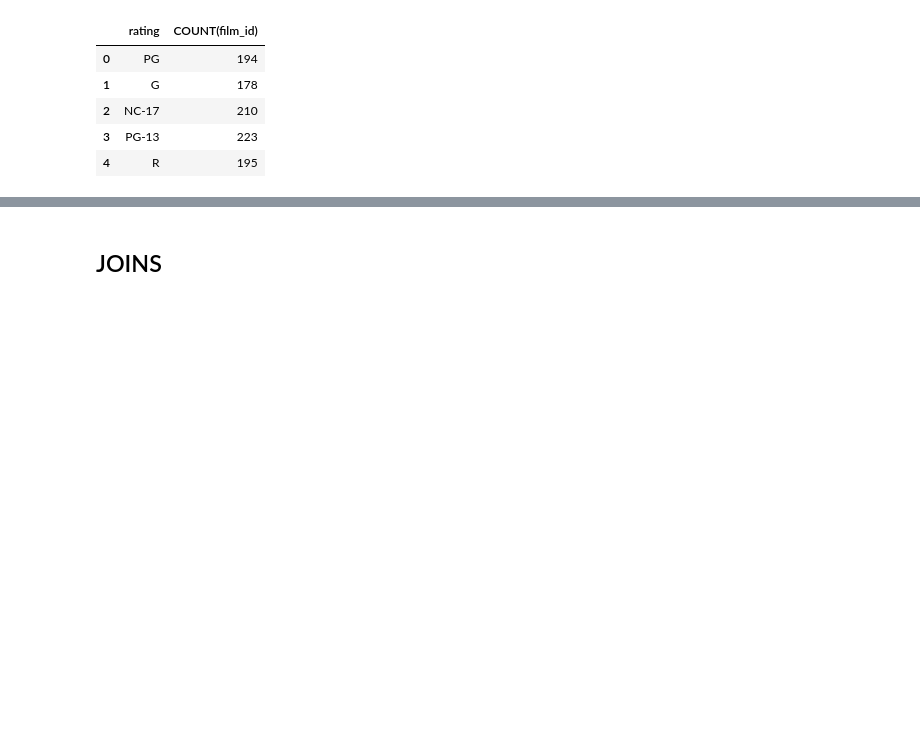
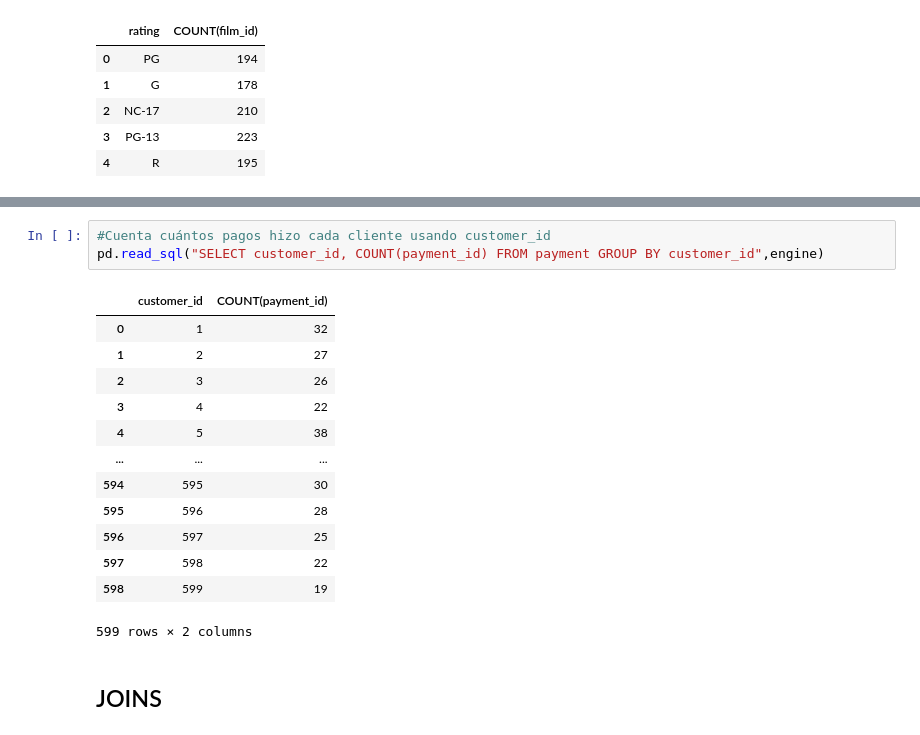
Before and after one commit to preciii7/practica_programacion, a Jupyter notebook: sql/ejercicios_sakila.ipynb, the cells around one changed output, grey strips where cells are left out. Cells and saved outputs as stored; diff of their text form; blank space fills up the shorter version.

```diff
--- a/sql/ejercicios_sakila.ipynb
+++ b/sql/ejercicios_sakila.ipynb
@@ -559,3 +607,20 @@ pd.read_sql("SELECT rental_duration, COUNT(film_id) FROM film GROUP BY rental_du
+# %%
+#Cuenta cuántos pagos hizo cada cliente usando customer_id
+pd.read_sql("SELECT customer_id, COUNT(payment_id) FROM payment GROUP BY customer_id",engine)
+# %% [output]
+|  | customer_id | COUNT(payment_id) |
+| 0 | 1 | 32 |
+| 1 | 2 | 27 |
+| 2 | 3 | 26 |
+| 3 | 4 | 22 |
+| 4 | 5 | 38 |
+| ... | ... | ... |
+| 594 | 595 | 30 |
+| 595 | 596 | 28 |
+| 596 | 597 | 25 |
+| 597 | 598 | 22 |
+| 598 | 599 | 19 |
+599 rows × 2 columns
 # %% [markdown]
 ## JOINS
 # %%
```
Also changed, not shown: parts of 5 cells of this notebook.
